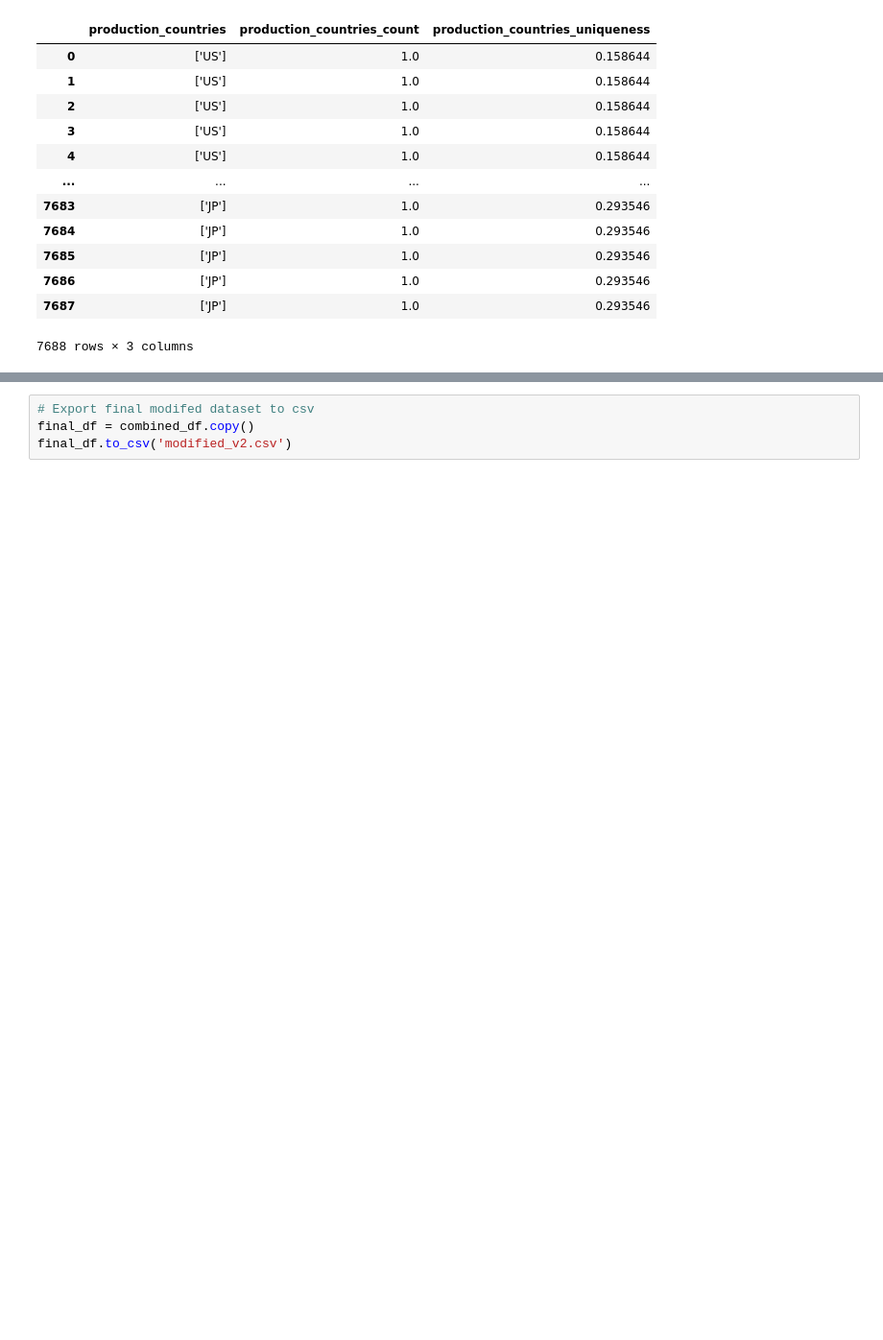
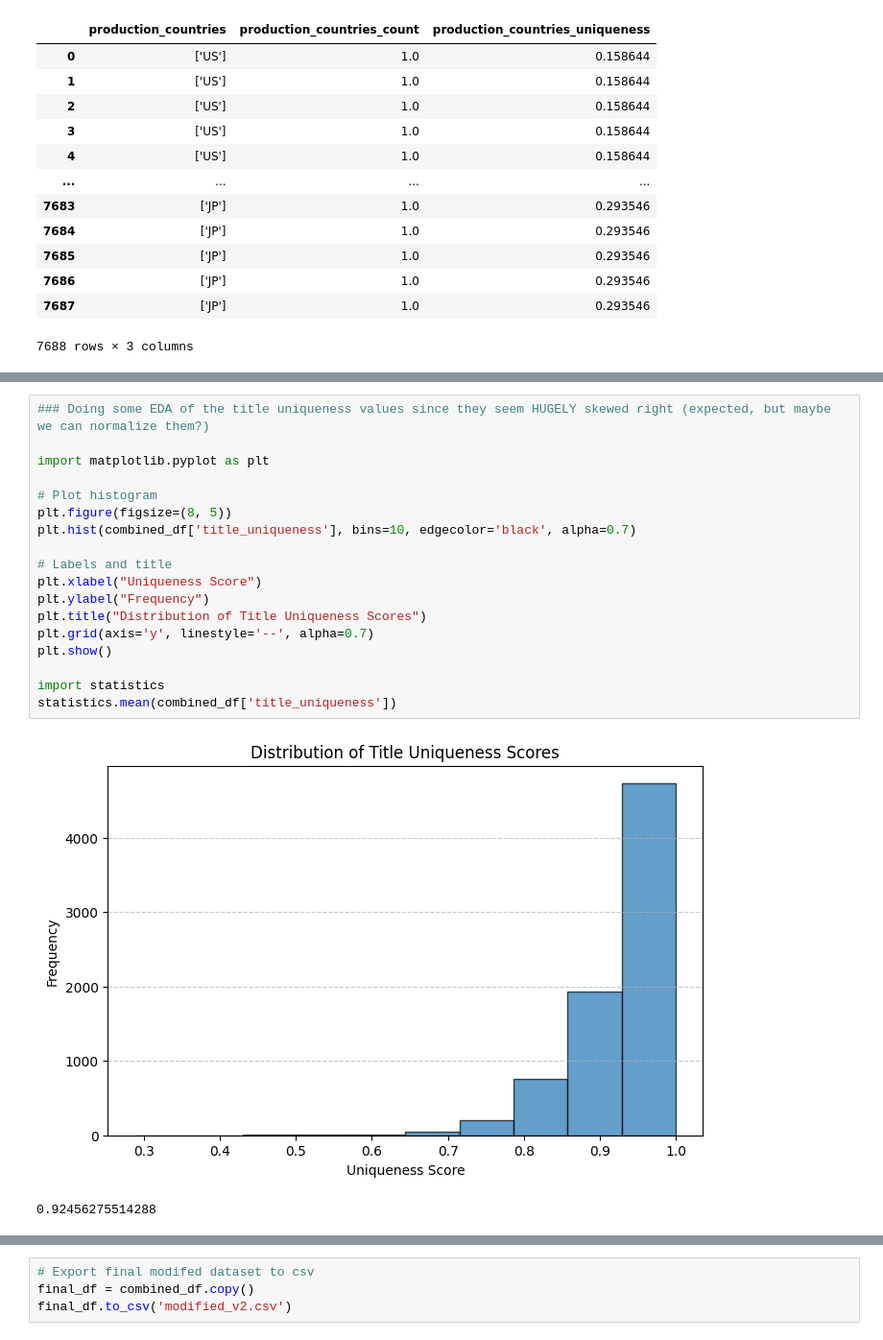
Before and after one commit to cacress/CSC442, a Jupyter notebook: (Version_2)_Data_Cleaning.ipynb, the cells around one changed output, grey strips where cells are left out. Shown: that part at 96% size. Drawn from its saved outputs; the diff is of its cells as text; blank space fills up the shorter version.

```diff
--- a/(Version_2)_Data_Cleaning.ipynb
+++ b/(Version_2)_Data_Cleaning.ipynb
@@ -666,0 +715,21 @@ combined_df[['production_countries', 'production_countries_count', 'production_c
+# %%
+### Doing some EDA of the title uniqueness values since they seem HUGELY skewed right (expected, but maybe we can normalize them?)
+
+import matplotlib.pyplot as plt
+
+# Plot histogram
+plt.figure(figsize=(8, 5))
+plt.hist(combined_df['title_uniqueness'], bins=10, edgecolor='black', alpha=0.7)
+
+# Labels and title
+plt.xlabel("Uniqueness Score")
+plt.ylabel("Frequency")
+plt.title("Distribution of Title Uniqueness Scores")
+plt.grid(axis='y', linestyle='--', alpha=0.7)
+plt.show()
+
+import statistics
+statistics.mean(combined_df['title_uniqueness'])
+# %% [output]
+[figure, added]
+0.92456275514288
```
Also changed, not shown: parts of 11 cells of this notebook.
